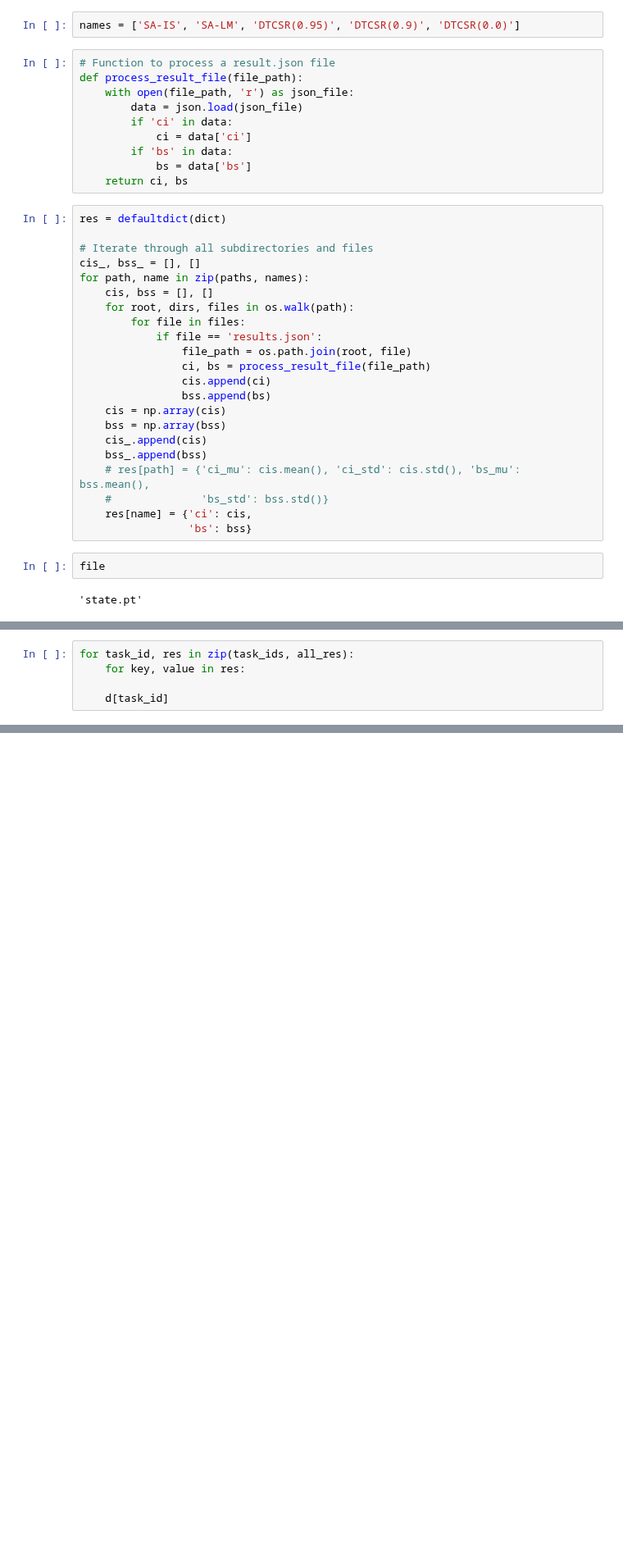
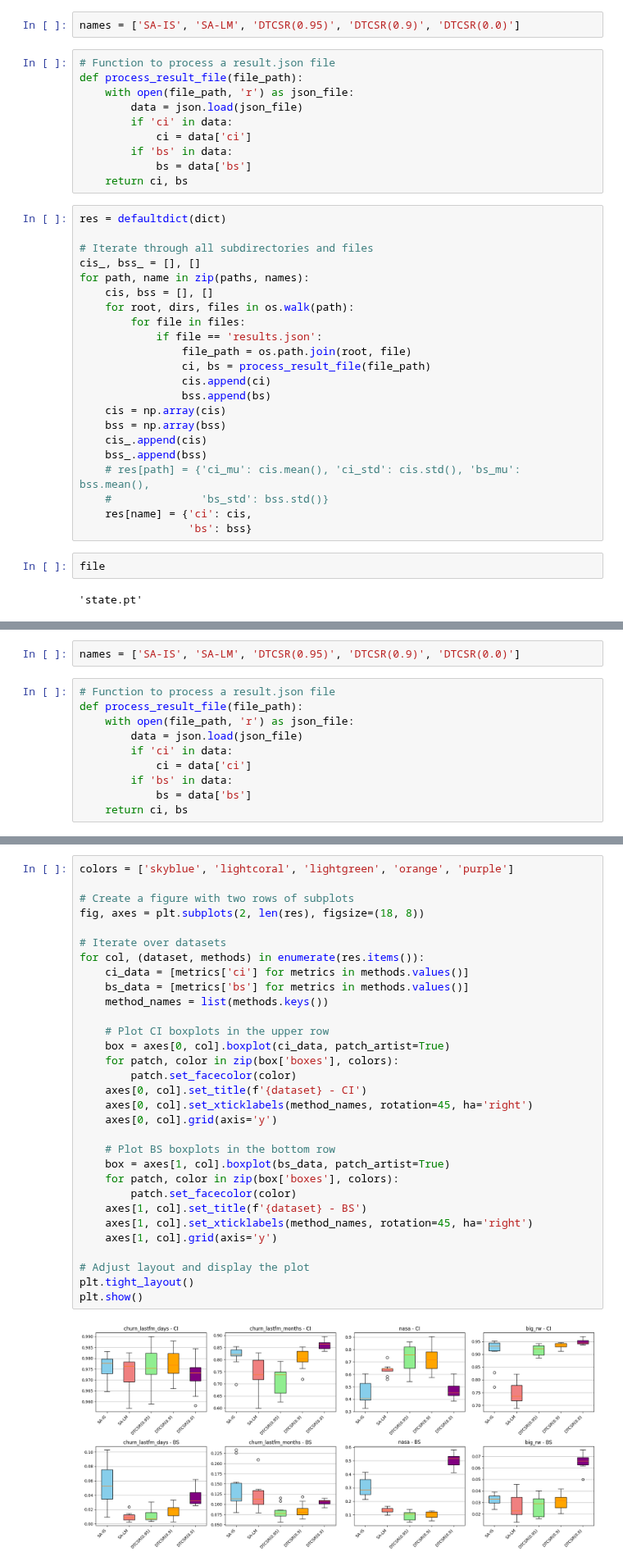
Before and after one commit to marianaw/deeptcsr, a Jupyter notebook: notebooks/collect_results.ipynb, the cells around one changed output, grey strips where cells are left out. Shown at 82% size. Drawn from its saved outputs; the diff is of its cells as text; blank space fills up the shorter version.

```diff
--- a/notebooks/collect_results.ipynb
+++ b/notebooks/collect_results.ipynb
@@ -205 +135,13 @@ plt.show()
+# %%
+names = ['SA-IS', 'SA-LM', 'DTCSR(0.95)', 'DTCSR(0.9)', 'DTCSR(0.0)']
+# %%
+# Function to process a result.json file
+def process_result_file(file_path):
+    with open(file_path, 'r') as json_file:
+        data = json.load(json_file)
+        if 'ci' in data:
+            ci = data['ci']
+        if 'bs' in data:
+            bs = data['bs']
+    return ci, bs
 # %%
@@ -262,5 +165,0 @@ d = defaultdict(dict)
-# %%
-for task_id, res in zip(task_ids, all_res):
-    for key, value in res:
-
-    d[task_id]
@@ -393,0 +184,33 @@ plt.show()
+# %%
+colors = ['skyblue', 'lightcoral', 'lightgreen', 'orange', 'purple']
+
+# Create a figure with two rows of subplots
+fig, axes = plt.subplots(2, len(res), figsize=(18, 8))
+
+# Iterate over datasets
+for col, (dataset, methods) in enumerate(res.items()):
+    ci_data = [metrics['ci'] for metrics in methods.values()]
+    bs_data = [metrics['bs'] for metrics in methods.values()]
+    method_names = list(methods.keys())
+
+    # Plot CI boxplots in the upper row
+    box = axes[0, col].boxplot(ci_data, patch_artist=True)
+    for patch, color in zip(box['boxes'], colors):
+        patch.set_facecolor(color)
+    axes[0, col].set_title(f'{dataset} - CI')
+    axes[0, col].set_xticklabels(method_names, rotation=45, ha='right')
+    axes[0, col].grid(axis='y')
+
+    # Plot BS boxplots in the bottom row
+    box = axes[1, col].boxplot(bs_data, patch_artist=True)
+    for patch, color in zip(box['boxes'], colors):
+        patch.set_facecolor(color)
+    axes[1, col].set_title(f'{dataset} - BS')
+    axes[1, col].set_xticklabels(method_names, rotation=45, ha='right')
+    axes[1, col].grid(axis='y')
+
+# Adjust layout and display the plot
+plt.tight_layout()
+plt.show()
+# %% [output]
+[figure, added]
```
Also changed, not shown: parts of 28 cells of this notebook, 14 other files.
